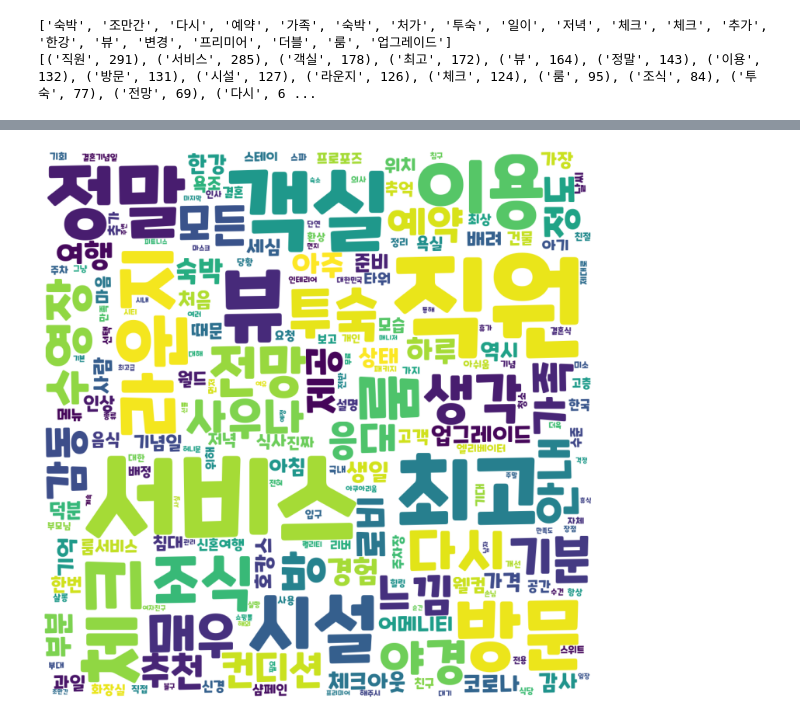
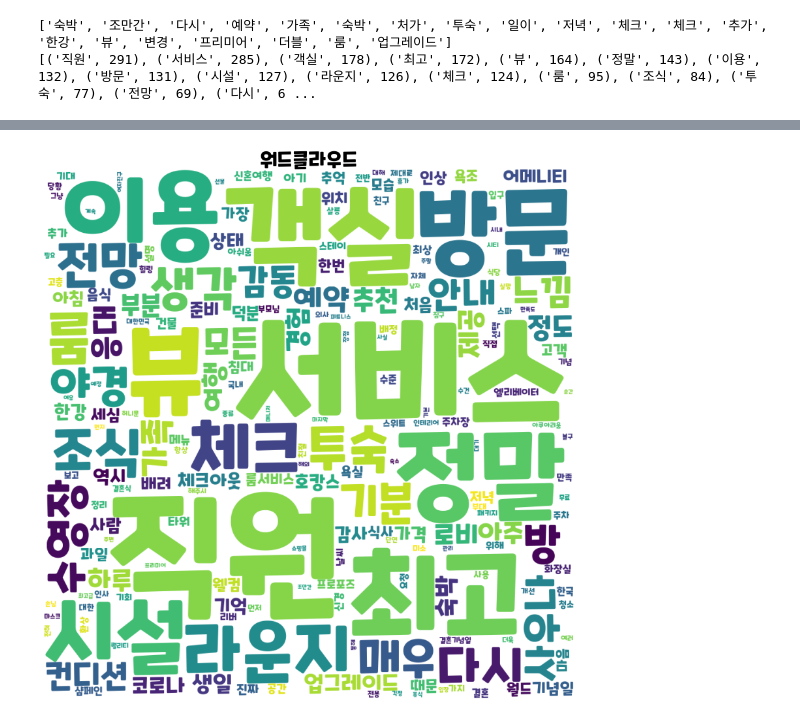
Before and after one commit to zssbecker/DAPproject, a Jupyter notebook: DAP_project.ipynb, the cells around one changed output, grey strips where cells are left out. Drawn from its saved outputs; the diff is of its cells as text; code cells hidden in the pictures.

```diff
--- a/DAP_project.ipynb
+++ b/DAP_project.ipynb
@@ -153,0 +168,5 @@ files.upload()
+# %%
+font_label=fm.FontProperties(fname='/content/this.ttf', size=20)
+font_title=fm.FontProperties(fname='/content/this.ttf', size=30)
+font_xticks=fm.FontProperties(fname='/content/this.ttf', size=12)
+font_yticks=fm.FontProperties(fname='/content/this.ttf', size=20)
@@ -154,8 +199,9 @@ files.upload()
 # %%
-wordCloud = WordCloud(max_font_size=200, font_path='/content/this.ttf', background_color='white', width=1000, height=1000).generate_from_frequencies(totalCount)
-plt.figure(figsize=(13, 13))
+wordCloud = WordCloud(max_font_size=250, font_path='/content/this.ttf', background_color='white', width=1000, height=1000).generate_from_frequencies(totalCount)
+plt.figure(figsize=(15, 15))
 plt.imshow(wordCloud)
+plt.title("워드클라우드", fontproperties=font_title)
 plt.axis('off')
 plt.show()
 # %% [output]
-[figure, old version]
+[figure, new version]
```
Also changed, not shown: parts of 10 cells of this notebook.
